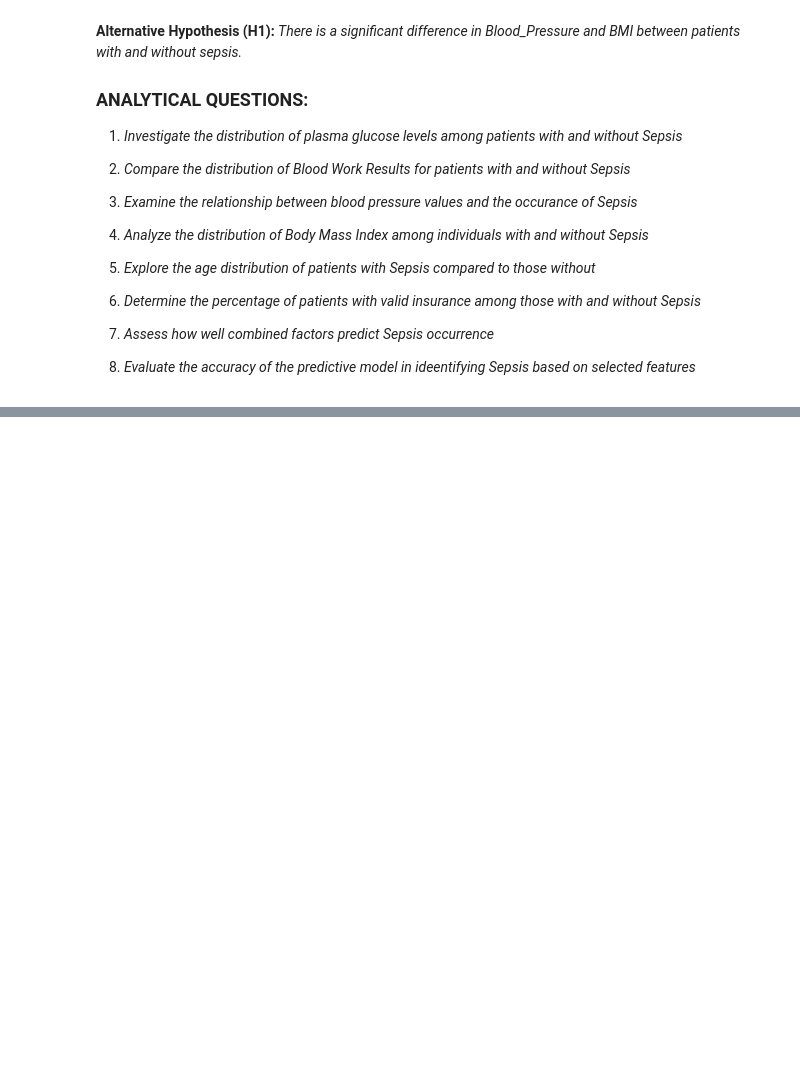
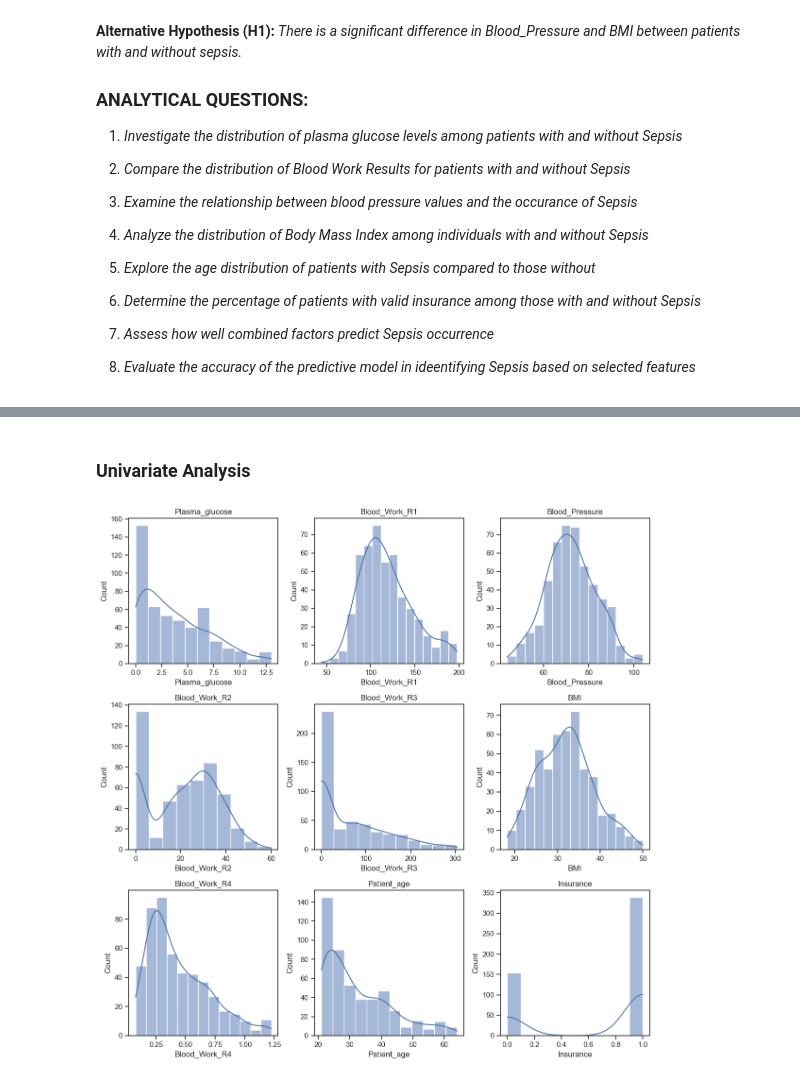
Before and after one commit to Baakwa/ML-API-with-FASTAPI, a Jupyter notebook: API_notebook.ipynb, the cells around one changed output, grey strips where cells are left out. Drawn from its saved outputs; the diff is of its cells as text; code cells hidden in the pictures; blank space fills up the shorter version.

```diff
--- a/API_notebook.ipynb
+++ b/API_notebook.ipynb
@@ -64,0 +290,16 @@ Sepsis: Positive: if a patient in ICU will develop a sepsis , and Negative: othe
+# %%
+#To drop ID Column in dataframe
+Train_data.drop(columns=['ID'], inplace=True)
+# %%
+#Rename the column names to be more meaningful
+Train_data = Train_data.rename(columns={
+    "PRG": "Plasma_glucose",
+    "PL": "Blood_Work_R1",
+    "PR": "Blood_Pressure",
+    "SK": "Blood_Work_R2",
+    "TS": "Blood_Work_R3",
+    "M11": "BMI",
+    "BD2": "Blood_Work_R4",
+    "Age": "Patient_age",
+    "Sepssis": "Target_Sepsis"
+})
@@ -64,0 +328,27 @@ Sepsis: Positive: if a patient in ICU will develop a sepsis , and Negative: othe
+# %%
+# Replace zeros in each column with the median value
+columns_with_zeros = ['Plasma_glucose', 'Blood_Work_R1', 'Blood_Pressure', 'Blood_Work_R2', 'Blood_Work_R3', 'BMI', 'Blood_Work_R4']
+for col in columns_with_zeros:
+    median_val = Train_data[col].median()
+    Train_data[col] = Train_data[col].replace(0, median_val)
+# %% [markdown]
+### Univariate Analysis
+# %%
+# Set the style for the plot
+sns.set(style="ticks", color_codes=True)
+
+# Create a grid of 3 by 3 subplots
+fig, axes = plt.subplots(3, 3, figsize=(12, 12))
+
+# Flatten the axes array
+axes = axes.flatten()
+
+# Plot histograms for each numerical column
+for i, col in enumerate(cleaned_df.columns):
+    sns.histplot(cleaned_df[col], kde=True, ax=axes[i])
+    axes[i].set_title(col)
+
+plt.tight_layout()
+plt.show()
+# %% [output]
+[figure, added]
```
Also changed, not shown: parts of 82 cells of this notebook, 5 other files.
